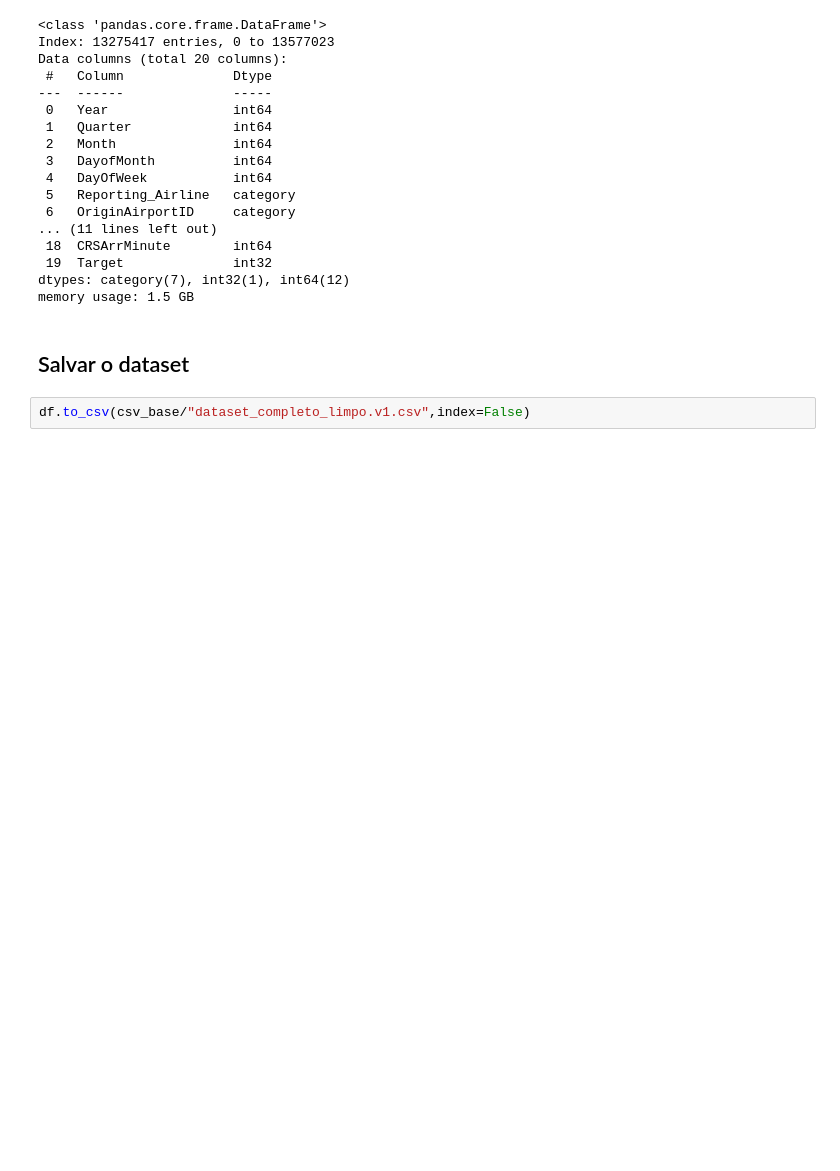
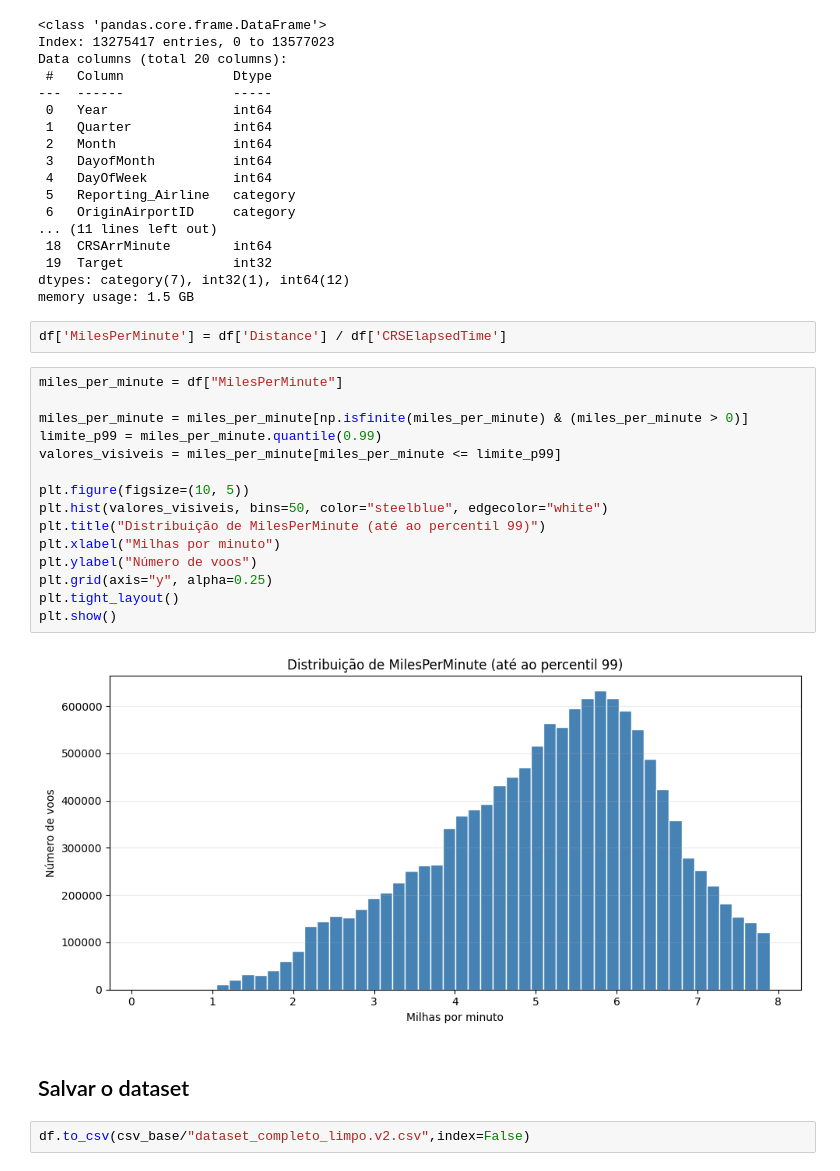
Before and after one commit to inesluis/LAIA_Project, a Jupyter notebook: src/flight_delay/data/dataset_modifications.ipynb, the cells around one changed output. Saved outputs shown, nothing was run; the diff lists cells and outputs as text; blank space fills up the shorter version.

```diff
--- a/src/flight_delay/data/dataset_modifications.ipynb
+++ b/src/flight_delay/data/dataset_modifications.ipynb
@@ -337,7 +339,26 @@ Data columns (total 20 columns):
  19  Target              int32
 dtypes: category(7), int32(1), int64(12)
 memory usage: 1.5 GB
+# %%
+df['MilesPerMinute'] = df['Distance'] / df['CRSElapsedTime']
+# %%
+miles_per_minute = df["MilesPerMinute"]
+
+miles_per_minute = miles_per_minute[np.isfinite(miles_per_minute) & (miles_per_minute > 0)]
+limite_p99 = miles_per_minute.quantile(0.99)
+valores_visiveis = miles_per_minute[miles_per_minute <= limite_p99]
+
+plt.figure(figsize=(10, 5))
+plt.hist(valores_visiveis, bins=50, color="steelblue", edgecolor="white")
+plt.title("Distribuição de MilesPerMinute (até ao percentil 99)")
+plt.xlabel("Milhas por minuto")
+plt.ylabel("Número de voos")
+plt.grid(axis="y", alpha=0.25)
+plt.tight_layout()
+plt.show()
+# %% [output]
+[figure, added]
 # %% [markdown]
 ## Salvar o dataset
 # %%
-df.to_csv(csv_base/"dataset_completo_limpo.v1.csv",index=False)
+df.to_csv(csv_base/"dataset_completo_limpo.v2.csv",index=False)
```
Also changed, not shown: parts of 1 cell of this notebook, 1 other file.
